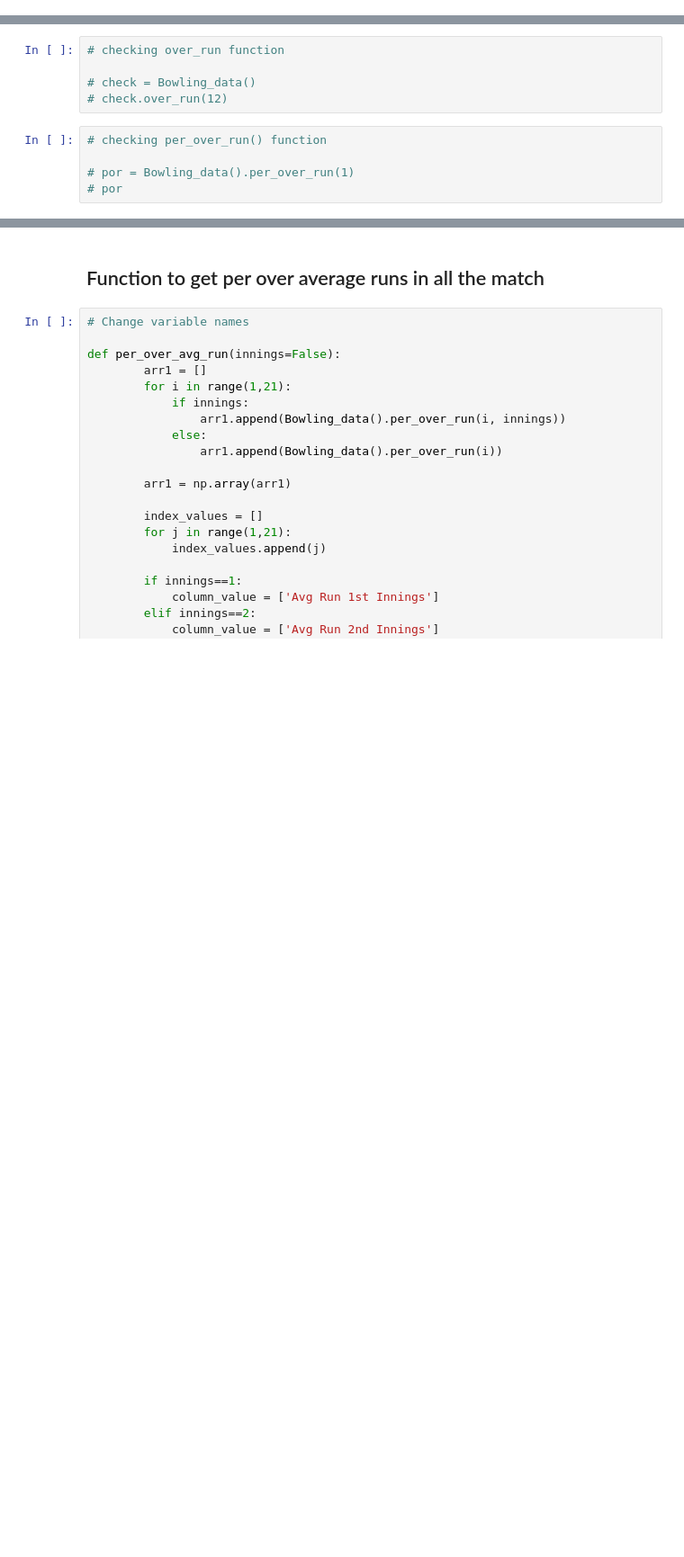
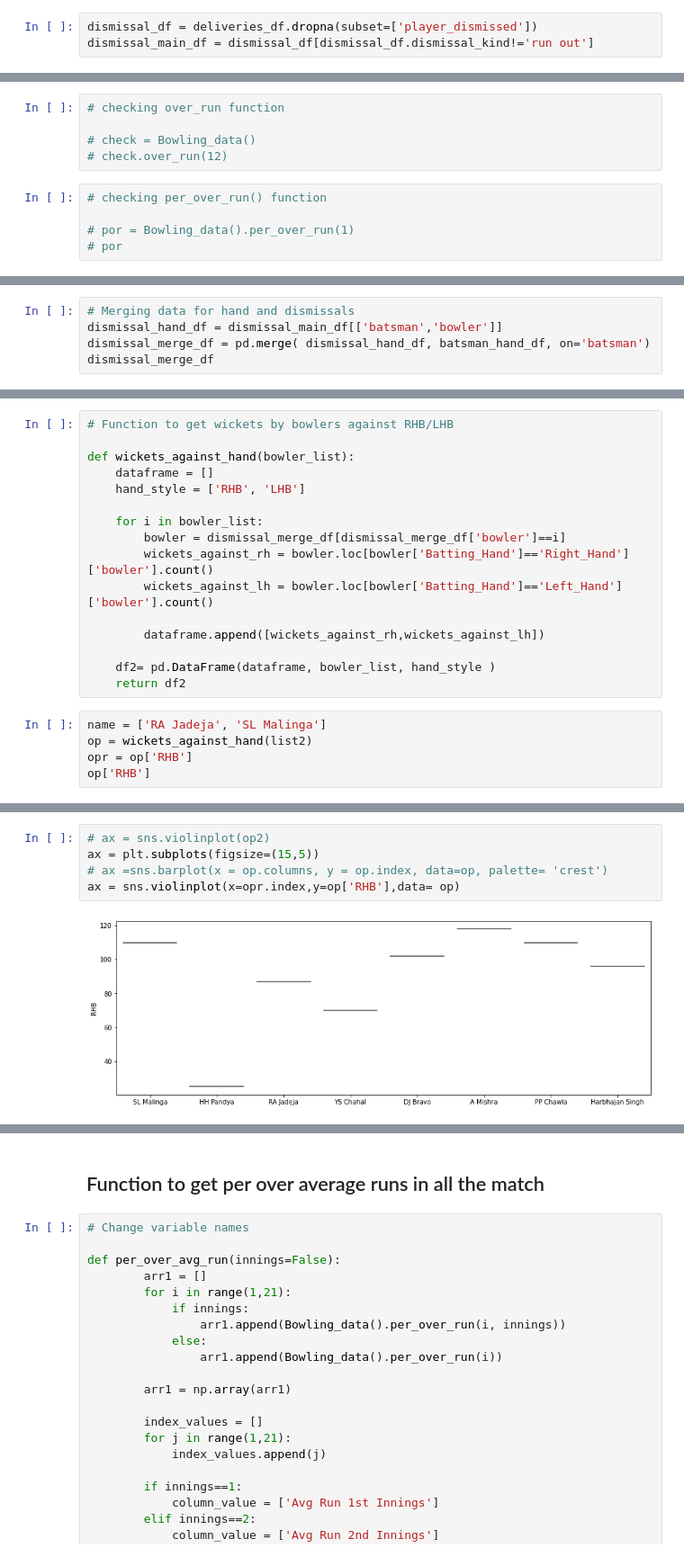
Before and after one commit to Utkarsh736/IPL_Data_Analysis, a Jupyter notebook: Template.ipynb, the cells around one changed output, grey strips where cells are left out. Shown at 90% size. Cells and saved outputs as stored; diff of their text form; blank space fills up the shorter version.

Commit message:
Func for Wickets against RHB/LHB

```diff
--- a/Template.ipynb
+++ b/Template.ipynb
@@ -31,6 +31,9 @@ deliveries_df = pd.read_csv('IPL_dataset/deliveries.csv')
 ras_df = pd.read_csv('IPL_dataset/most_runs_average_strikerate.csv')
 players_df = pd.read_excel (r'IPL_dataset\Players.xlsx')
 players_df.to_csv (r'IPL_dataset\Players.csv', index = None, header=True)
+# %%
+dismissal_df = deliveries_df.dropna(subset=['player_dismissed'])
+dismissal_main_df = dismissal_df[dismissal_df.dismissal_kind!='run out']
 # %%
 innings1_df = deliveries_df[deliveries_df['inning']==1] # First Innings data
 innings2_df = deliveries_df[deliveries_df['inning']==2] # Second Innings data
@@ -345,0 +290,5 @@ list2
+# %%
+# Merging data for hand and dismissals
+dismissal_hand_df = dismissal_main_df[['batsman','bowler']]
+dismissal_merge_df = pd.merge( dismissal_hand_df, batsman_hand_df, on='batsman')
+dismissal_merge_df
@@ -345,0 +326,21 @@ list2
+# %%
+# Function to get wickets by bowlers against RHB/LHB
+
+def wickets_against_hand(bowler_list):
+    dataframe = []
+    hand_style = ['RHB', 'LHB']
+
+    for i in bowler_list:
+        bowler = dismissal_merge_df[dismissal_merge_df['bowler']==i]
+        wickets_against_rh = bowler.loc[bowler['Batting_Hand']=='Right_Hand']['bowler'].count()
+        wickets_against_lh = bowler.loc[bowler['Batting_Hand']=='Left_Hand']['bowler'].count()
+
+        dataframe.append([wickets_against_rh,wickets_against_lh])
+
+    df2= pd.DataFrame(dataframe, bowler_list, hand_style )
+    return df2
+# %%
+name = ['RA Jadeja', 'SL Malinga']
+op = wickets_against_hand(list2)
+opr = op['RHB']
+op['RHB']
@@ -345,0 +357,7 @@ list2
+# %%
+# ax = sns.violinplot(op2)
+ax = plt.subplots(figsize=(15,5))
+# ax =sns.barplot(x = op.columns, y = op.index, data=op, palette= 'crest')
+ax = sns.violinplot(x=opr.index,y=op['RHB'],data= op)
+# %% [output]
+[figure, added]
```
Also changed, not shown: parts of 34 cells of this notebook.
